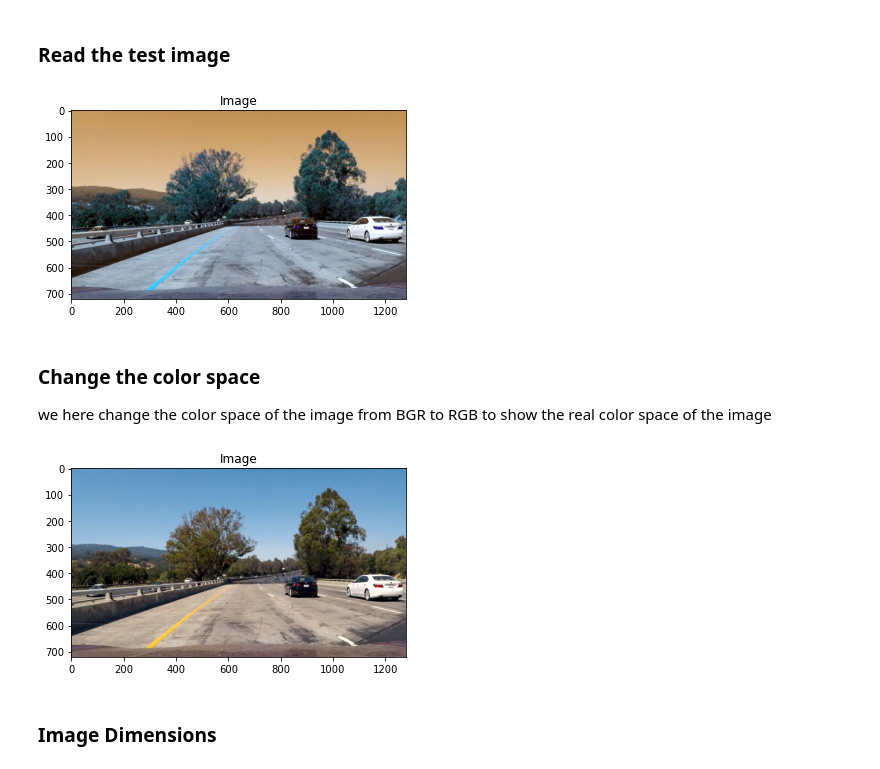
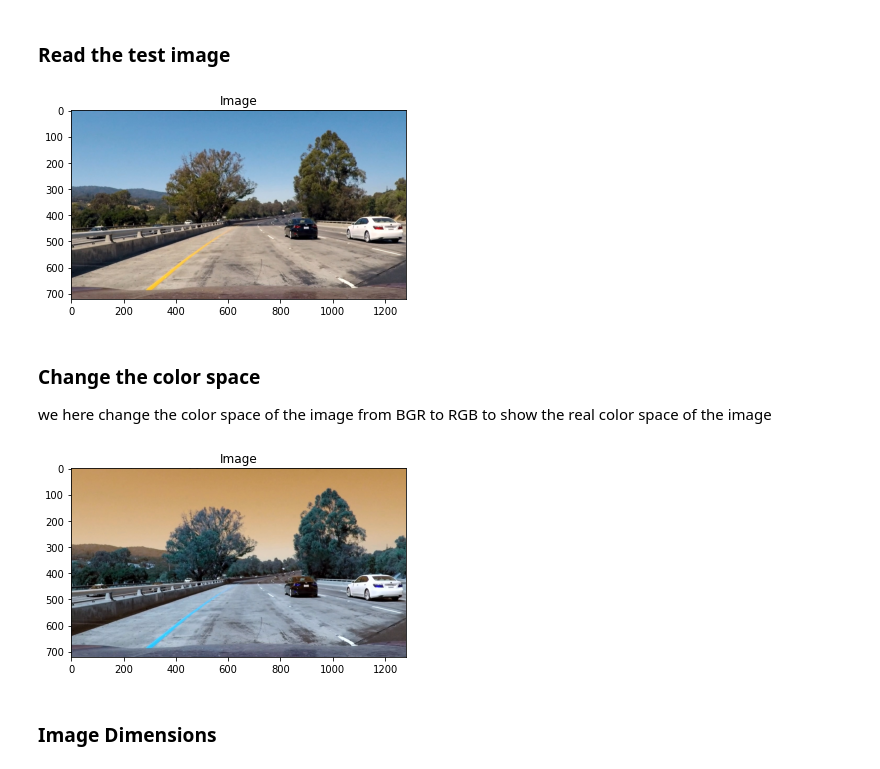
Before and after one commit to mahmodKhaled/Simple-Perception-Stack-for-Self-Driving-Cars, a Jupyter notebook: test_image_detection.ipynb, the cells around one changed output. Saved outputs shown, nothing was run; the diff lists cells and outputs as text; code cells hidden in the pictures.

```diff
--- a/test_image_detection.ipynb
+++ b/test_image_detection.ipynb
@@ -17,10 +17,10 @@ def show_image(image , title = "Image" , color_map = "gray") :
 # %% [markdown]
 ### Read the test image
 # %%
-test_image = cv.imread("test_images/test1.jpg")
+test_image = plt.imread("test_images/test1.jpg")
 show_image(test_image)
 # %% [output]
-[figure, old version]
+[figure, new version]
 # %% [markdown]
 ### Change the color space
 we here change the color space of the image from BGR to RGB to show the real color space of the image
@@ -28,7 +28,7 @@ we here change the color space of the image from BGR to RGB to show the real col
 RGB_test_image = cv.cvtColor(test_image , cv.COLOR_BGR2RGB)
 show_image(RGB_test_image)
 # %% [output]
-[figure, old version]
+[figure, new version]
 # %% [markdown]
 ### Image Dimensions
 # %%
```
Also changed, not shown: parts of 22 cells of this notebook.
